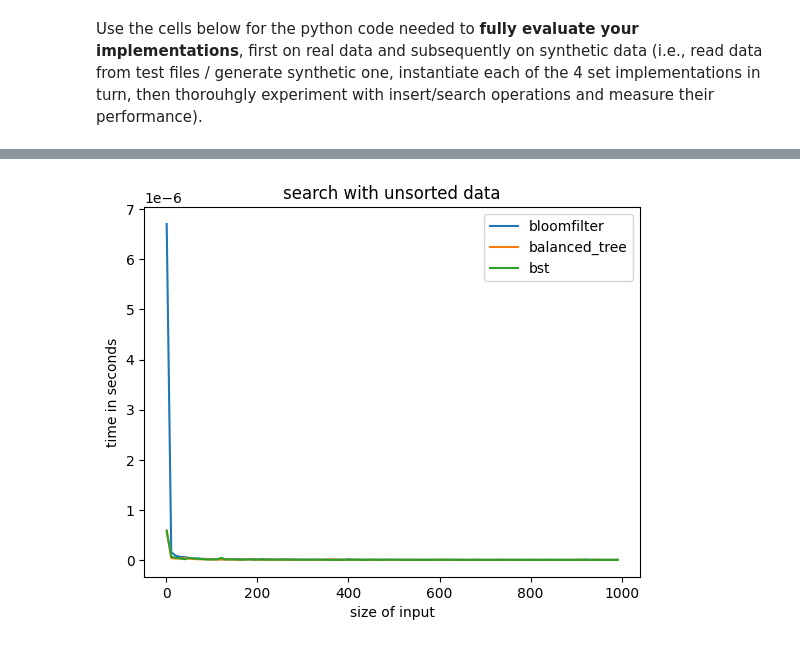
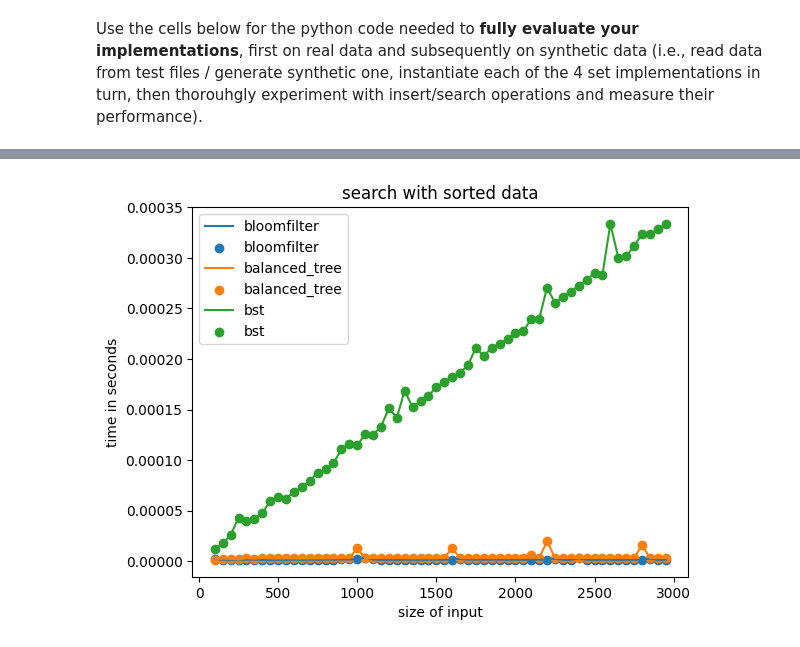
Before and after one commit to Ahmed-Ansari02/COMP0005, a Jupyter notebook: SetMembership.ipynb, the cells around one changed output, grey strips where cells are left out. Cells and saved outputs as stored; diff of their text form; code cells hidden in the pictures.

```diff
--- a/SetMembership.ipynb
+++ b/SetMembership.ipynb
@@ -434,7 +432,7 @@ class BloomFilterSet(AbstractSet):
 
     def generate_hash_function(self,seed): # Code to generate a unique hash function based on an inputed seed value
         def hash_function(value):
-            return hash(value + str(seed)) % self.size
+            return (hash(value + str(seed)) % self.size)
         return hash_function
 
     def insertElement(self, element):
@@ -570,9 +568,9 @@ Use the cells below for the python code needed to **fully evaluate your implemen
 import timeit
 
 # ADD YOUR TEST CODE HERE TO WORK ON REAL DATA
-iterations= 3
+iterations= 1
 
-datastuctures = {"bloomfilter": BloomFilterSet,"bst": BinarySearchTreeSet, "balanced_tree": BalancedSearchTreeSet}
+datastuctures = {"bloomfilter": BloomFilterSet,"bst": BinarySearchTreeSet, "balanced_tree": BalancedSearchTreeSet, "seq_search":SequentialSearchSet}
 created_dst={}
 
 def insert(key, file):
@@ -638,7 +630,8 @@ def graph(data, title,n,step):
     plt.xlabel("size of input")
     plt.ylabel("time in seconds")
     for key in data:
-        plt.plot([i for i in range(1,n, step)], data[key], label=key)
+        plt.plot([i for i in range(100,n, step)], data[key], label=key)
+        plt.scatter([i for i in range(100,n, step)], data[key] , label=key)
     plt.legend()
     plt.show()
 def bar_graph(data, title):
@@ -654,11 +647,11 @@ import timeit
 import random
 iterations= 1
 data_generator = TestDataGenerator(length=5)
-datastuctures = {"bloomfilter": BloomFilterSet, "balanced_tree": BalancedSearchTreeSet, "bst": BinarySearchTreeSet }
+datastuctures = {"bloomfilter": BloomFilterSet, "balanced_tree": BalancedSearchTreeSet, "bst": BinarySearchTreeSet}
 test_type = {"unsorted":data_generator.generateData, "sorted":data_generator.generateSorted  ,"median": data_generator.generateBestCaseBinary, "rev_sorted": data_generator.generateReverseSorted}
 created_dst={}
-count = 1000
-step =10
+count = 3000
+step =50
 
 def insert(key, list):
     data_structure = datastuctures[key]()
@@ -677,82 +670,85 @@ def search(key, list):
 def test_unsorted():
     times_insert={"bloomfilter":[], "balanced_tree":[]  ,"bst": []}
     times_search={"bloomfilter":[], "balanced_tree":[]  ,"bst": []}
-    for i in range(1,count, step):
+    for i in range(1000,count, step):
         list = data_generator.generateData(i)
         search_list = list.copy()
         random.shuffle(search_list)
-        insert_word = data_generator.generateData(1)[0]
         search_word = search_list[0]
         for key in datastuctures:
-            insert(key, list)
-            created_dst[key].searchElement(search_word)
-            insertion_time = timeit.timeit(lambda: created_dst[key].insertElement(insert_word), number=iterations)
+            insertion_time = timeit.timeit(lambda: insert(key, list), number=iterations)
             times_insert[key].append(insertion_time/(iterations))
             print("Inserting strings of size " + str(i) + " into " + key + " took " + str(insertion_time/iterations) + " seconds")
-            search_time = timeit.timeit(lambda: created_dst[key].searchElement(search_word), number=iterations)
-            print("Searching strings of size " + str(i) + " into " + key + " took " + str(insertion_time/iterations) + " seconds")
-            times_search[key].append(search_time/(iterations*i))
+            search_time = timeit.timeit(lambda: created_dst[key].searchElement(search_word), number=10)
+            print("Searching strings of size " + str(i) + " into " + key + " took " + str(search_time/10) + " seconds")
+            times_search[key].append(search_time/(10))
             print("____________________________________________________")
     graph(times_insert, "insert with unsorted data",count,step)
     graph(times_search, "search with unsorted data",count, step)
-test_unsorted()
+# test_unsorted()
 print("____________________________________________________")
 
-
+created_dst={}
 def test_sorted():
-    times_insert={"bloomfilter":[], "balanced_tree":[]  ,"bst": [], "seq_search":[]}
-    times_search={"bloomfilter":[], "balanced_tree":[]  ,"bst": [], "seq_search":[]}
-    for i in range(10,count, step):
+    times_insert={"bloomfilter":[], "balanced_tree":[]  ,"bst": []}
+    times_search={"bloomfilter":[], "balanced_tree":[]  ,"bst": []}
+    for i in range(100,count, step):
         list = data_generator.generateSorted(i)
         search_list = list.copy()
         random.shuffle(search_list)
+        search_word = list[len(search_list)-1]
         for key in datastuctures:
             insertion_time = timeit.timeit(lambda: insert(key, list), number=iterations)
             times_insert[key].append(insertion_time/iterations)
             print("Inserting strings of size " + str(i) + " into " + key + " took " + str(insertion_time/iterations) + " seconds")
-            search_time = timeit.timeit(lambda: search(key, search_list), number=iterations)
-            print("Searching strings of size " + str(i) + " into " + key + " took " + str(insertion_time/iterations) + " seconds")
-            times_search[key].append(search_time/iterations)
+            search_time = timeit.timeit(lambda: created_dst[key].searchElement(search_word), number=10)
+            print("Searching strings of size " + str(i) + " into " + key + " took " + str(search_time/10) + " seconds")
+            times_search[key].append(search_time/10)
             print("____________________________________________________")
+    print(times_insert, times_search)
     graph(times_insert, "insert with sorted data",count, step)
     graph(times_search, "search with sorted data",count, step)
-# test_sorted()
+test_sorted()
+
 def test_reverse_sorted():
-    times_insert={"bloomfilter":[], "balanced_tree":[]  ,"bst": [], "seq_search":[]}
-    times_search={"bloomfilter":[], "balanced_tree":[]  ,"bst": [], "seq_search":[]}
-    for i in range(10,count, step):
+    times_insert={"bloomfilter":[], "balanced_tree":[]  ,"bst": []}
+    times_search={"bloomfilter":[], "balanced_tree":[]  ,"bst": []}
+    for i in range(100,count, step):
         list = data_generator.generateReverseSorted(i)
         search_list = list.copy()
         random.shuffle(search_list)
+        search_word = list[len(search_list)-1]
         for key in datastuctures:
             insertion_time = timeit.timeit(lambda: insert(key, list), number=iterations)
             times_insert[key].append(insertion_time/iterations)
             print("Inserting strings of size " + str(i) + " into " + key + " took " + str(insertion_time/iterations) + " seconds")
-            search_time = timeit.timeit(lambda: search(key, list), number=iterations)
-            print("Searching strings of size " + str(i) + " into " + key + " took " + str(insertion_time/iterations) + " seconds")
-            times_search[key].append(search_time/iterations)
+            search_time = timeit.timeit(lambda: created_dst[key].searchElement(search_word), number=10)
+            print("Searching strings of size " + str(i) + " into " + key + " took " + str(search_time/10) + " seconds")
+            times_search[key].append(search_time/10)
             print("____________________________________________________")
     graph(times_insert, "insert with reverse sorted data",count, step)
     graph(times_search, "search with reverse sorted data",count, step)
-# test_reverse_sorted()
+test_reverse_sorted()
+
 def test_median_binary():
-    times_insert={"bloomfilter":[], "balanced_tree":[]  ,"bst": [], "seq_search":[]}
-    times_search={"bloomfilter":[], "balanced_tree":[]  ,"bst": [], "seq_search":[]}
-    for i in range(10,count, step):
+    times_insert={"bloomfilter":[], "balanced_tree":[]  ,"bst": []}
+    times_search={"bloomfilter":[], "balanced_tree":[]  ,"bst": []}
+    for i in range(100,count, step):
         list = data_generator.generateBestCaseBinary(i)
         search_list = list.copy()
         random.shuffle(search_list)
+        search_word = search_list[len(search_list)//2]
         for key in datastuctures:
             insertion_time = timeit.timeit(lambda: insert(key, list), number=iterations)
             times_insert[key].append(insertion_time/iterations)
             print("Inserting strings of size " + str(i) + " into " + key + " took " + str(insertion_time/iterations) + " seconds")
-            search_time = timeit.timeit(lambda: search(key, search_list), number=iterations)
-            print("Searching strings of size " + str(i) + " into " + key + " took " + str(insertion_time/iterations) + " seconds")
-            times_search[key].append(search_time/iterations)
+            search_time = timeit.timeit(lambda: created_dst[key].searchElement(search_word), number=10)
+            print("Searching strings of size " + str(i) + " into " + key + " took " + str(search_time/10) + " seconds")
+            times_search[key].append(search_time/10)
             print("____________________________________________________")
     graph(times_insert, "insert with median sorted data",count, step)
     graph(times_search, "search with median sorted data",count, step)
-# test_median_binary()
+test_median_binary()
 
 def test_duplicates():
     times_insert={"bloomfilter":[], "balanced_tree":[]  ,"bst": [], "seq_search":[]}
@@ -814 +810 @@ ____________________________________________________
-[figure, old version]
+[figure, new version]
```
Also changed, not shown: parts of 5 cells of this notebook.
